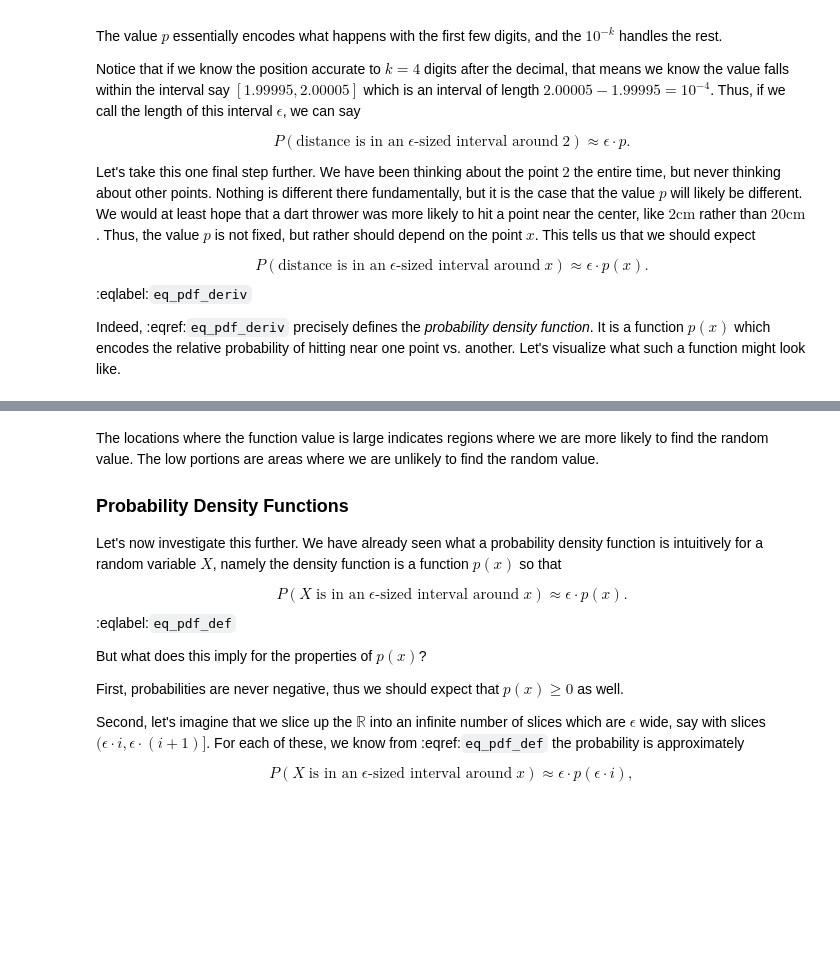
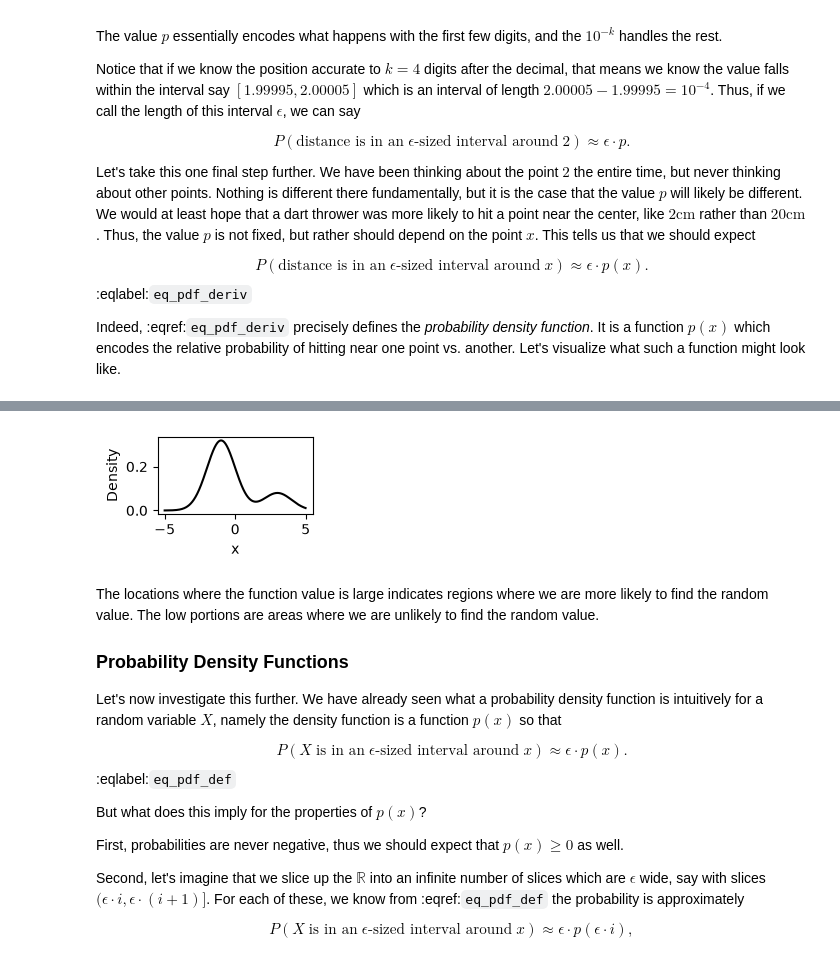
Before and after one commit to ankurmittal2008/d2l-en, a Jupyter notebook: chapter_appendix-mathematics-for-deep-learning/random_variables.ipynb, the cells around one changed output, grey strips where cells are left out. Saved outputs shown, nothing was run; the diff lists cells and outputs as text; code cells hidden in the pictures; blank space fills up the shorter version.

```diff
--- a/chapter_appendix-mathematics-for-deep-learning/random_variables.ipynb
+++ b/chapter_appendix-mathematics-for-deep-learning/random_variables.ipynb
@@ -47,10 +47,12 @@ $$P(\textrm{distance is in an}\; \epsilon \textrm{-sized interval around}\; x )
 
 Indeed, :eqref:`eq_pdf_deriv` precisely defines the *probability density function*.  It is a function $p(x)$ which encodes the relative probability of hitting near one point vs. another.  Let's visualize what such a function might look like.
 # %%
-%matplotlib inline
+from mpl_toolkits import mplot3d
 import torch
+import torchvision
 from IPython import display
-from d2l import torch as d2l
+from torchvision import transforms
+import matplotlib.pyplot as plt
 
 torch.pi = torch.acos(torch.zeros(1)).item() * 2  # Define pi in torch
 
@@ -59,5 +61,9 @@ x = torch.arange(-5, 5, 0.01)
 p = 0.2*torch.exp(-(x - 3)**2 / 2)/torch.sqrt(2 * torch.tensor(torch.pi)) + \
     0.8*torch.exp(-(x + 1)**2 / 2)/torch.sqrt(2 * torch.tensor(torch.pi))
 
-d2l.plot(x, p, 'x', 'Density')
+plt.figure(figsize=(2, 1))  # width, height in inches
+plt.plot(x, p, color='black')
+plt.xlabel('x')
+plt.ylabel('Density')
+plt.show()
 # %% [output]
@@ -65,3 +70,4 @@ d2l.plot(x, p, 'x', 'Density')
+[figure, added]
 # %% [markdown]
 The locations where the function value is large indicates regions where we are more likely to find the random value.  The low portions are areas where we are unlikely to find the random value.
 
```
Also changed, not shown: parts of 9 cells of this notebook.
